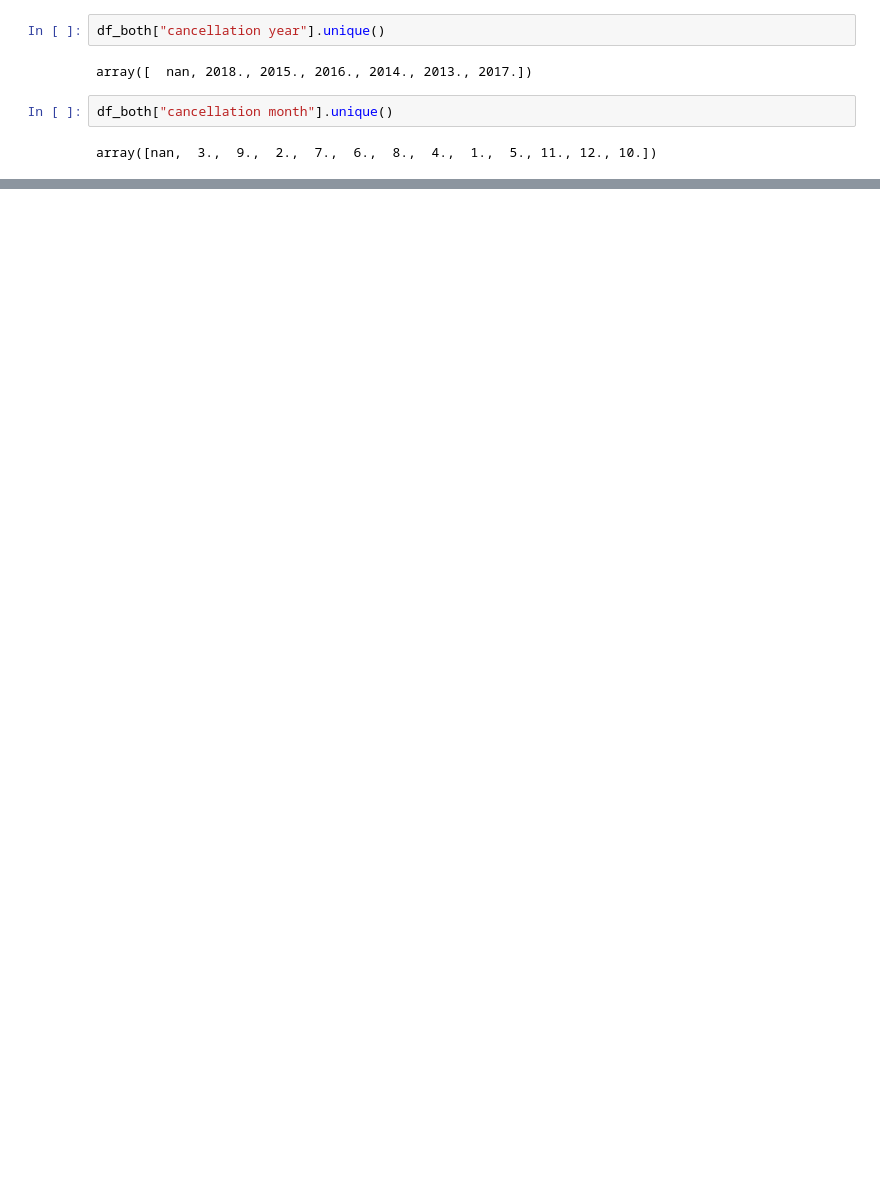
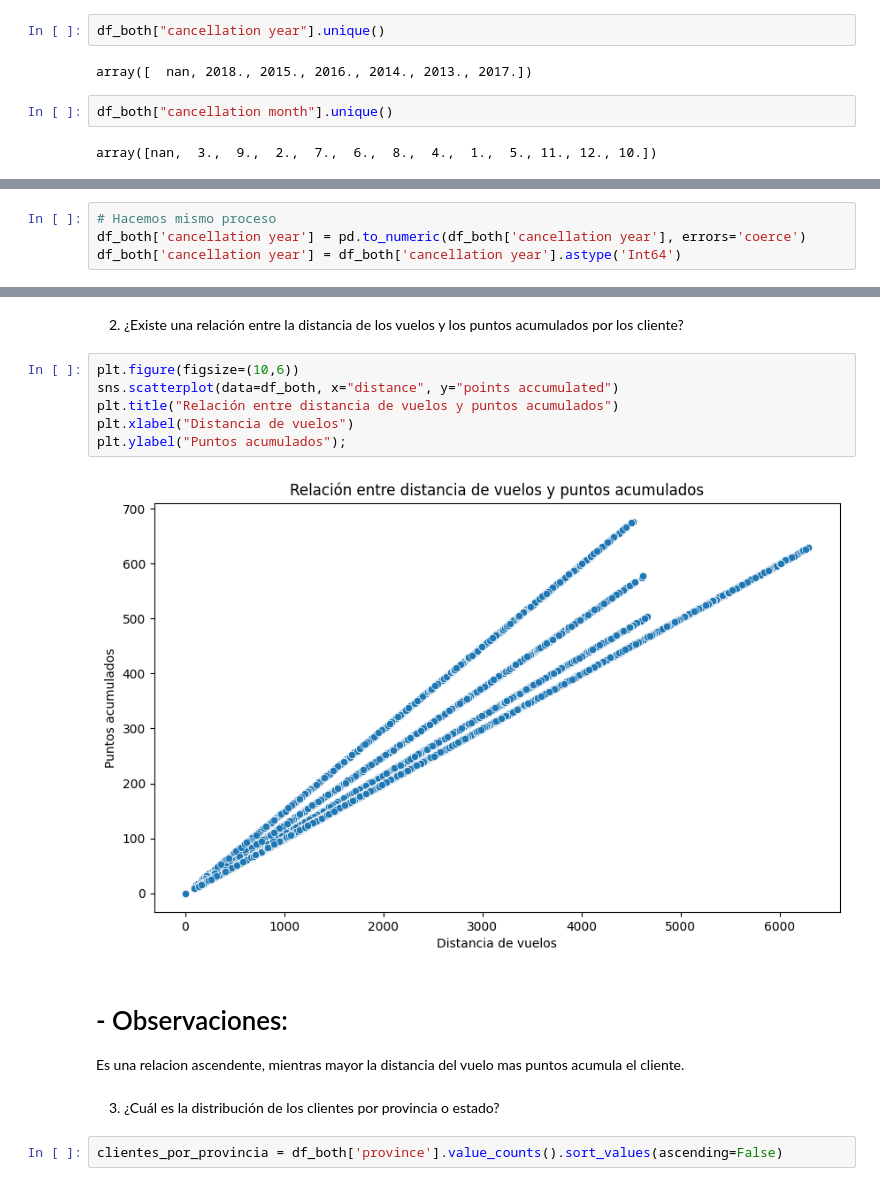
Before and after one commit to Adalab/bda-modulo-3-evaluacion-final-gabilayas, a Jupyter notebook: MOD.ipynb, the cells around one changed output, grey strips where cells are left out. Cells and saved outputs as stored; diff of their text form; blank space fills up the shorter version.

```diff
--- a/MOD.ipynb
+++ b/MOD.ipynb
@@ -121,0 +63,4 @@ ValueError: invalid literal for int() with base 10: ''
+# %%
+# Hacemos mismo proceso
+df_both['cancellation year'] = pd.to_numeric(df_both['cancellation year'], errors='coerce')
+df_both['cancellation year'] = df_both['cancellation year'].astype('Int64')
@@ -121,0 +225,17 @@ ValueError: invalid literal for int() with base 10: ''
+# %% [markdown]
+2. ¿Existe una relación entre la distancia de los vuelos y los puntos acumulados por los cliente?
+# %%
+plt.figure(figsize=(10,6))
+sns.scatterplot(data=df_both, x="distance", y="points accumulated")
+plt.title("Relación entre distancia de vuelos y puntos acumulados")
+plt.xlabel("Distancia de vuelos")
+plt.ylabel("Puntos acumulados");
+# %% [output]
+[figure, added]
+# %% [markdown]
+# - Observaciones:
+Es una relacion ascendente, mientras mayor la distancia del vuelo mas puntos acumula el cliente.
+# %% [markdown]
+3. ¿Cuál es la distribución de los clientes por provincia o estado?
+# %%
+clientes_por_provincia = df_both['province'].value_counts().sort_values(ascending=False)
```
Also changed, not shown: parts of 42 cells of this notebook, 1 other file.
